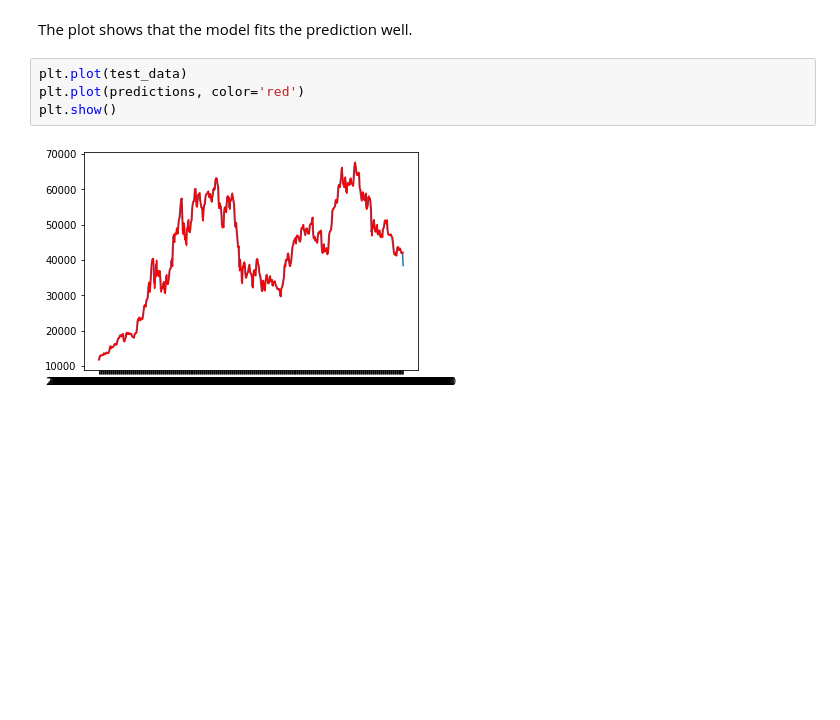
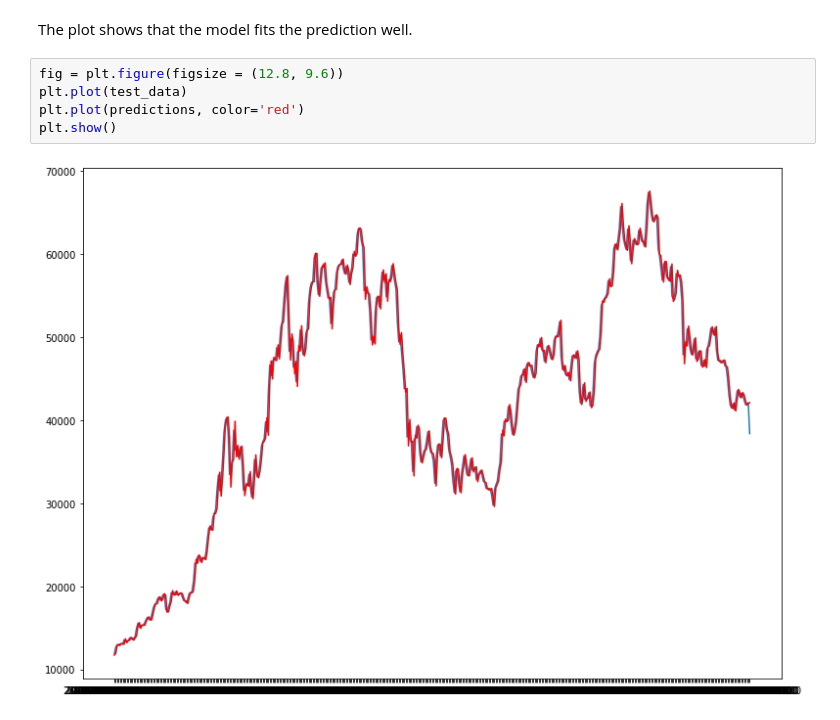
Before and after one commit to isomorphicdude/HackCambridge, a Jupyter notebook: src/roughwork.ipynb, the cells around one changed output. Drawn from its saved outputs; the diff is of its cells as text; blank space fills up the shorter version.

```diff
--- a/src/roughwork.ipynb
+++ b/src/roughwork.ipynb
@@ -202,8 +202,9 @@ Test RMSE: 1514.126
 # %% [markdown]
 The plot shows that the model fits the prediction well.
 # %%
+fig = plt.figure(figsize = (12.8, 9.6))
 plt.plot(test_data)
 plt.plot(predictions, color='red')
 plt.show()
 # %% [output]
-[figure, old version]
+[figure, new version]
```
